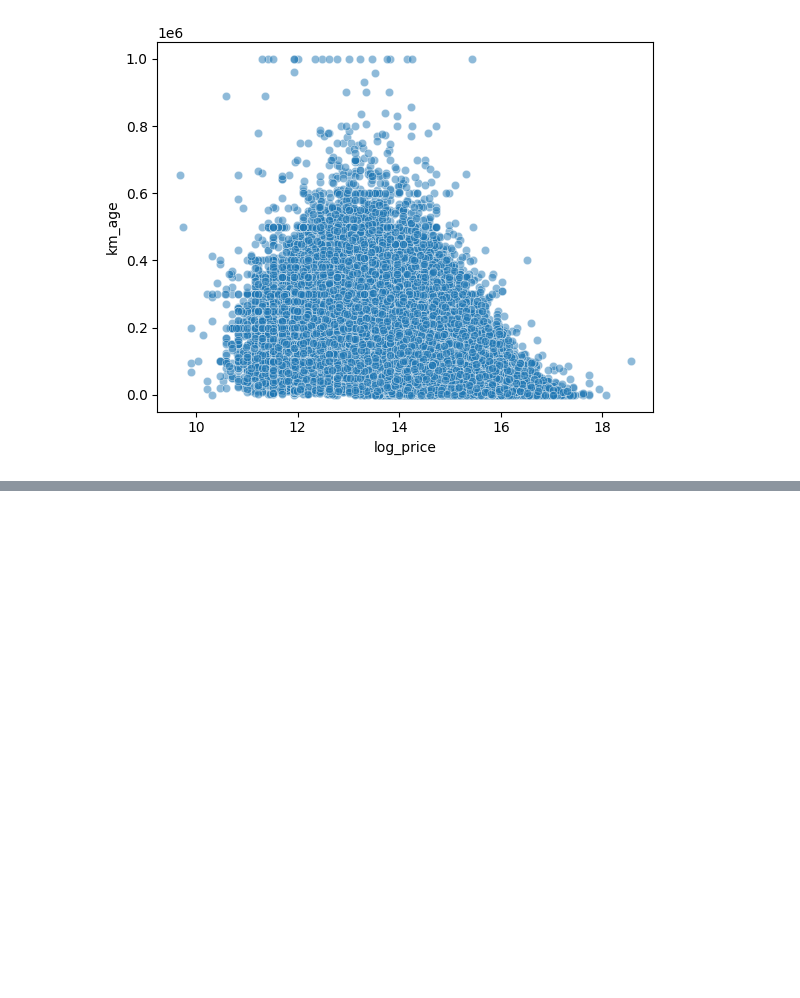
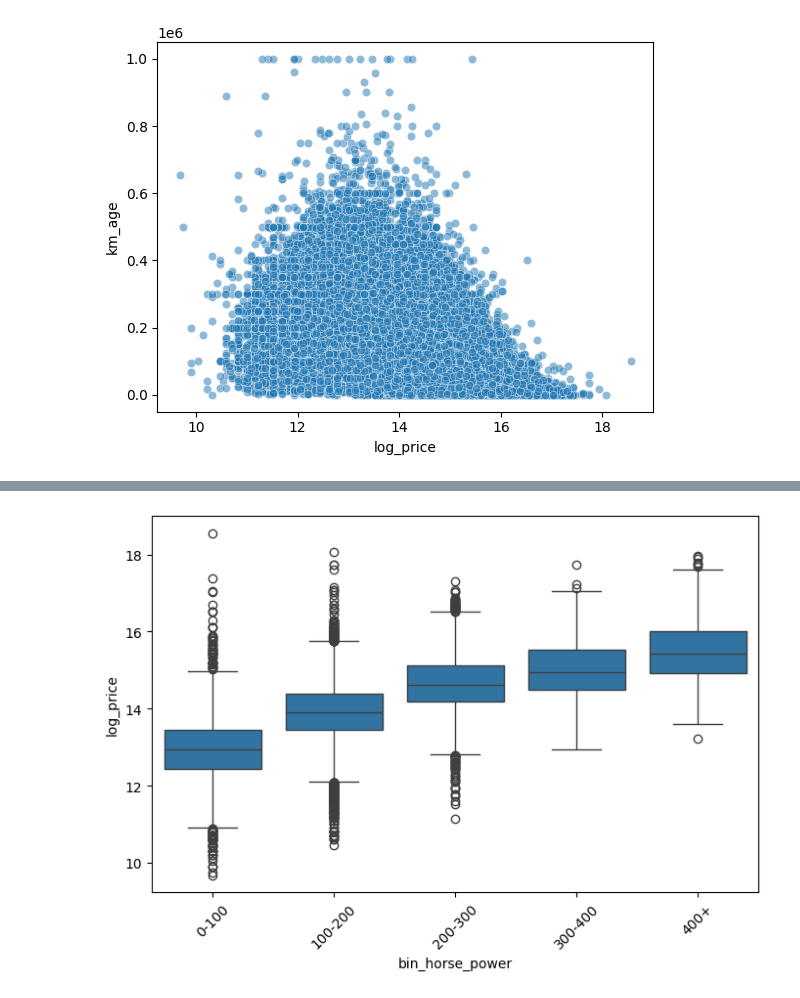
Before and after one commit to KazGet/Predict_car_price, a Jupyter notebook: notebooks/01_exploration.ipynb, the cells around one changed output, grey strips where cells are left out. Saved outputs shown, nothing was run; the diff lists cells and outputs as text; code cells hidden in the pictures; blank space fills up the shorter version.

```diff
--- a/notebooks/01_exploration.ipynb
+++ b/notebooks/01_exploration.ipynb
@@ -155,0 +165,9 @@ sns.scatterplot(x='log_price', y='km_age', data=df, alpha=0.5)
+# %%
+df['bin_horse_power'] = pd.cut(df['horse_power'], bins=[0, 100, 200, 300, 400, np.inf], labels=['0-100', '100-200', '200-300', '300-400', '400+'])
+# %%
+plt.figure(figsize=(8, 5))
+sns.boxplot(x='bin_horse_power', y='log_price', data=df)
+plt.xticks(rotation=45)
+plt.show()
+# %% [output]
+[figure, added]
```
Also changed, not shown: parts of 1 cell of this notebook.
